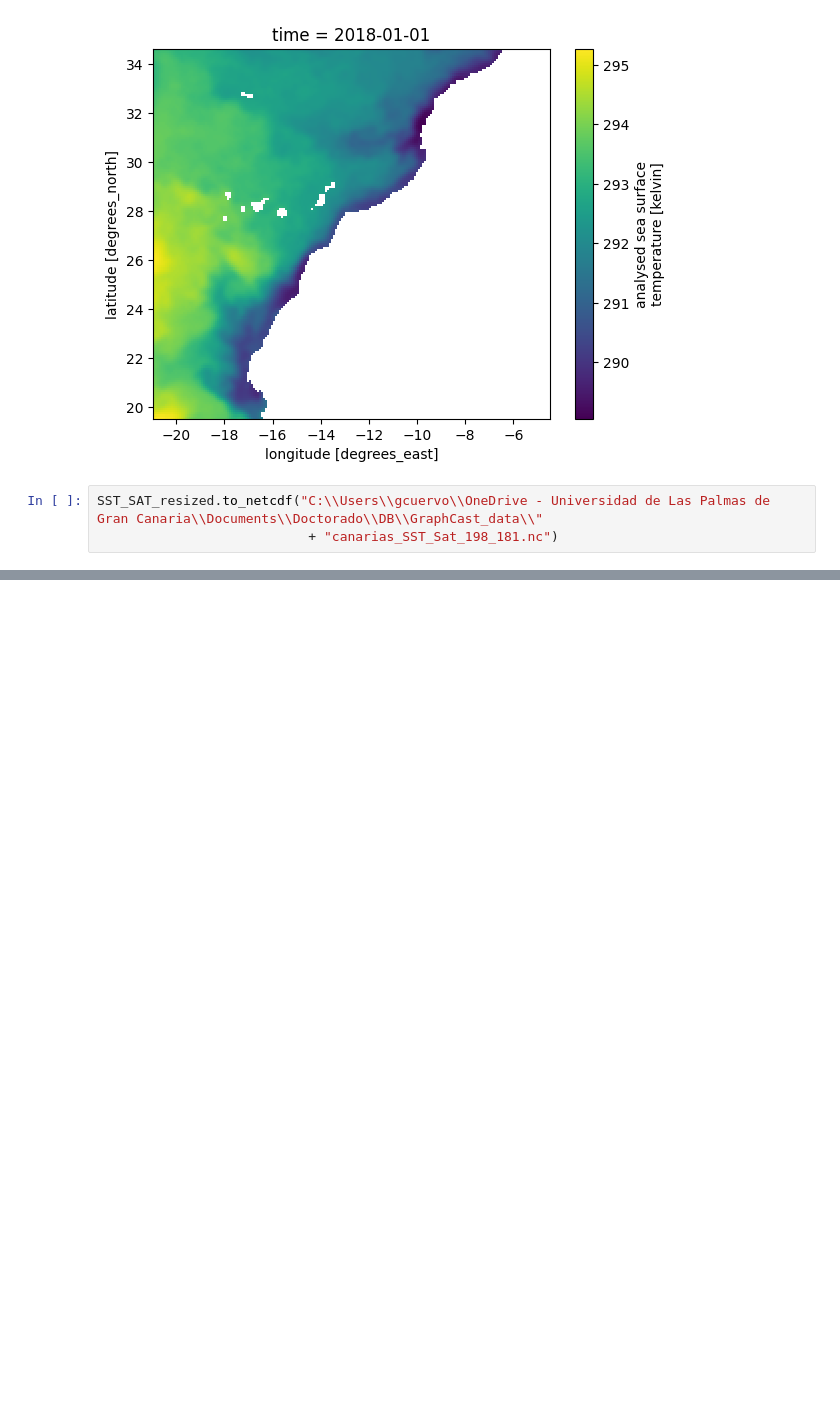
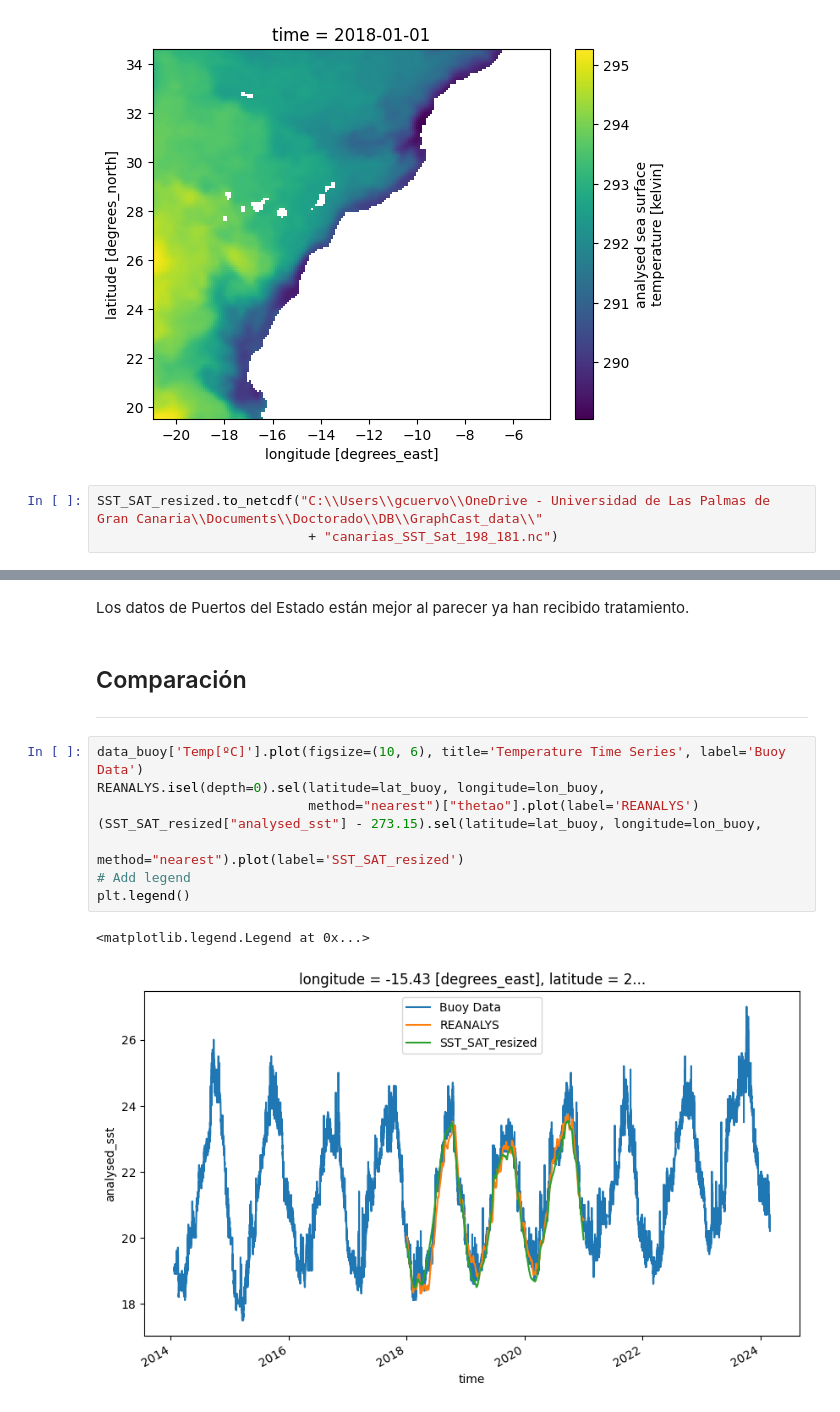
Before and after one commit to gacuervol/PhD_repo, a Jupyter notebook: data/SST_sat_model.ipynb, the cells around one changed output, grey strips where cells are left out. Drawn from its saved outputs; the diff is of its cells as text; blank space fills up the shorter version.

```diff
--- a/data/SST_sat_model.ipynb
+++ b/data/SST_sat_model.ipynb
@@ -142,0 +241,16 @@ SST_SAT_resized.to_netcdf("C:\\Users\\gcuervo\\OneDrive - Universidad de Las Pal
+# %% [markdown]
+Los datos de Puertos del Estado están mejor al parecer ya han recibido tratamiento.
+# %% [markdown]
+## Comparación
+---
+# %%
+data_buoy['Temp[ºC]'].plot(figsize=(10, 6), title='Temperature Time Series', label='Buoy Data')
+REANALYS.isel(depth=0).sel(latitude=lat_buoy, longitude=lon_buoy,
+                           method="nearest")["thetao"].plot(label='REANALYS')
+(SST_SAT_resized["analysed_sst"] - 273.15).sel(latitude=lat_buoy, longitude=lon_buoy,
+                                               method="nearest").plot(label='SST_SAT_resized')
+# Add legend
+plt.legend()
+# %% [output]
+<matplotlib.legend.Legend at 0x...>
+[figure, added]
```
Also changed, not shown: parts of 16 cells of this notebook.
